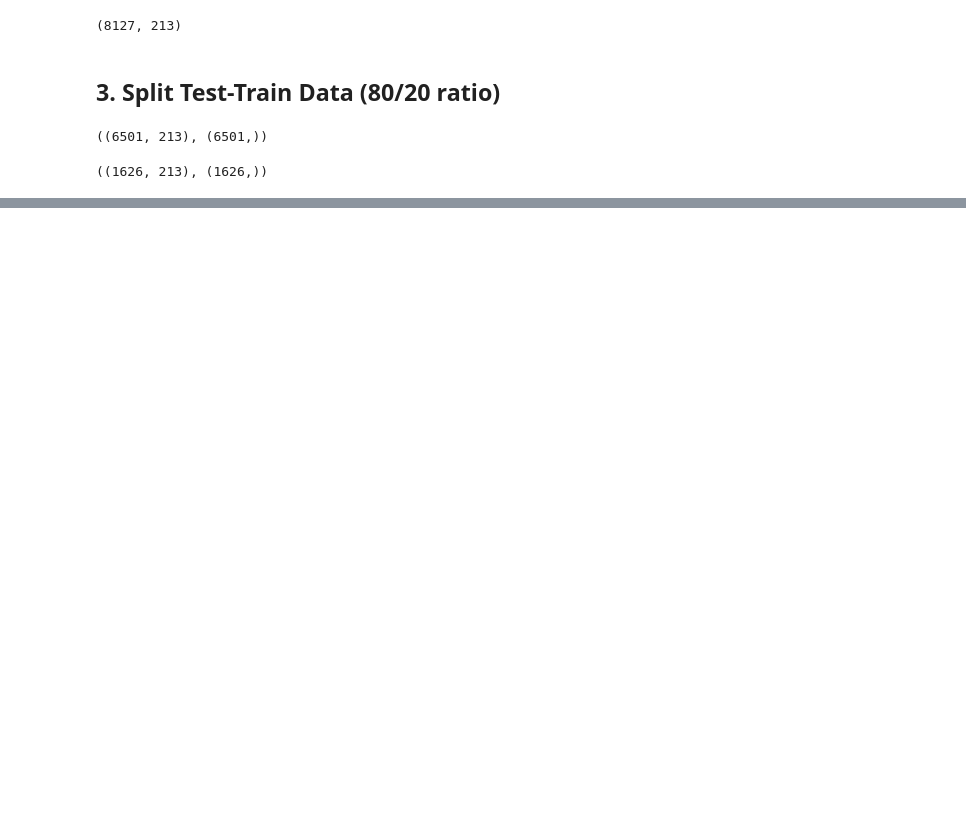
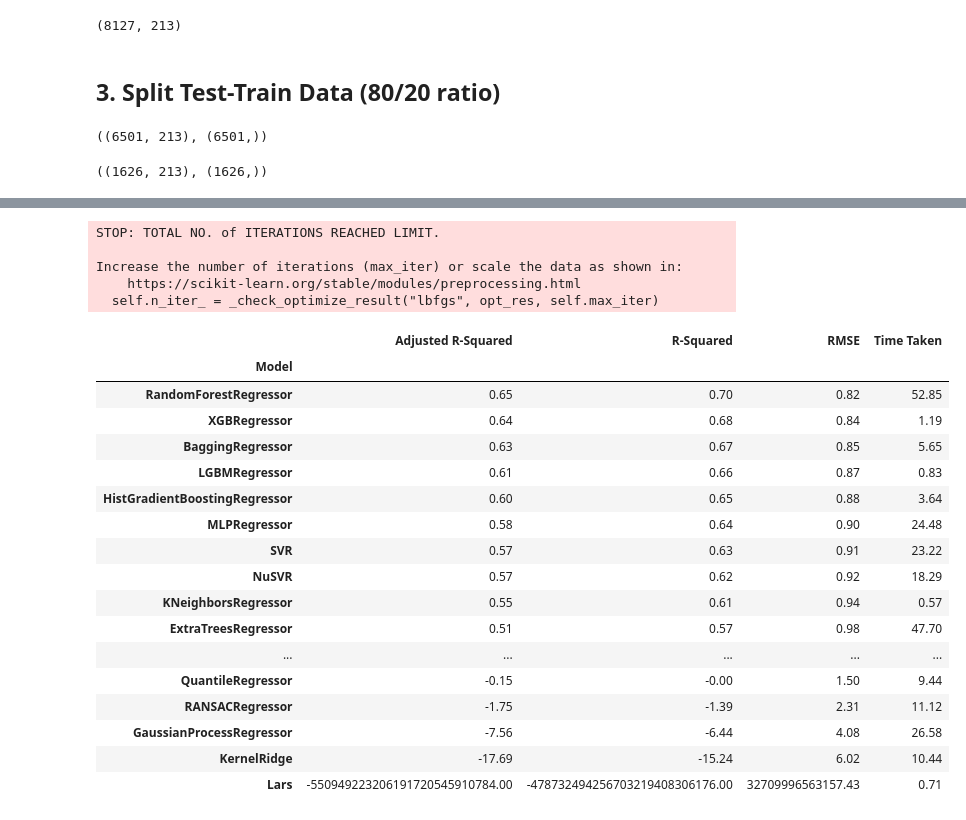
Before and after one commit to txx99/DrugDiscovery, a Jupyter notebook: Acetylcholinesterase_tutorial/CDD_ML_Part_4_Acetylcholinesterase_ML_Models.ipynb, the cells around one changed output, grey strips where cells are left out. Cells and saved outputs as stored; diff of their text form; code cells hidden in the pictures; blank space fills up the shorter version.

Commit message:
compare multiple ML models

```diff
--- a/Acetylcholinesterase_tutorial/CDD_ML_Part_4_Acetylcholinesterase_Regression_Random_Forest.ipynb
+++ b/Acetylcholinesterase_tutorial/CDD_ML_Part_4_Acetylcholinesterase_ML_Models.ipynb
@@ -94,0 +137,31 @@ X_test.shape, Y_test.shape
+# %%
+# building 42 models with default parameters
+lazy_regs = LazyRegressor(ignore_warnings=True, verbose=0)
+lz_model, lz_predict = lazy_regs.fit(X_train, X_test, Y_train, Y_test)
+# %% [output]
+STOP: TOTAL NO. of ITERATIONS REACHED LIMIT.
+
+Increase the number of iterations (max_iter) or scale the data as shown in:
+    https://scikit-learn.org/stable/modules/preprocessing.html
+  self.n_iter_ = _check_optimize_result("lbfgs", opt_res, self.max_iter)
+# %%
+lz_model
+# %% [output]
+|  | Adjusted R-Squared | R-Squared | RMSE | Time Taken |
+| Model |  |  |  |  |
+| RandomForestRegressor | 0.65 | 0.70 | 0.82 | 52.85 |
+| XGBRegressor | 0.64 | 0.68 | 0.84 | 1.19 |
+| BaggingRegressor | 0.63 | 0.67 | 0.85 | 5.65 |
+| LGBMRegressor | 0.61 | 0.66 | 0.87 | 0.83 |
+| HistGradientBoostingRegressor | 0.60 | 0.65 | 0.88 | 3.64 |
+| MLPRegressor | 0.58 | 0.64 | 0.90 | 24.48 |
+| SVR | 0.57 | 0.63 | 0.91 | 23.22 |
+| NuSVR | 0.57 | 0.62 | 0.92 | 18.29 |
+| KNeighborsRegressor | 0.55 | 0.61 | 0.94 | 0.57 |
+| ExtraTreesRegressor | 0.51 | 0.57 | 0.98 | 47.70 |
+| ... | ... | ... | ... | ... |
+| QuantileRegressor | -0.15 | -0.00 | 1.50 | 9.44 |
+| RANSACRegressor | -1.75 | -1.39 | 2.31 | 11.12 |
+| GaussianProcessRegressor | -7.56 | -6.44 | 4.08 | 26.58 |
+| KernelRidge | -17.69 | -15.24 | 6.02 | 10.44 |
+| Lars | -550949223206191720545910784.00 | -478732494256703219408306176.00 | 32709996563157.43 | 0.71 |
```
Also changed, not shown: parts of 12 cells of this notebook, 1 other file.
